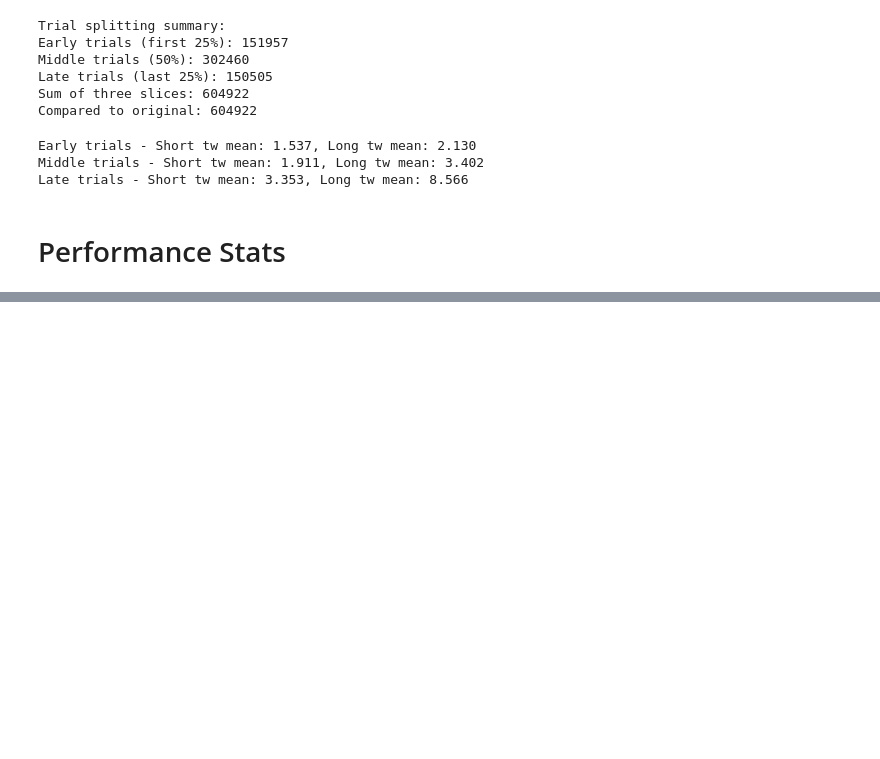
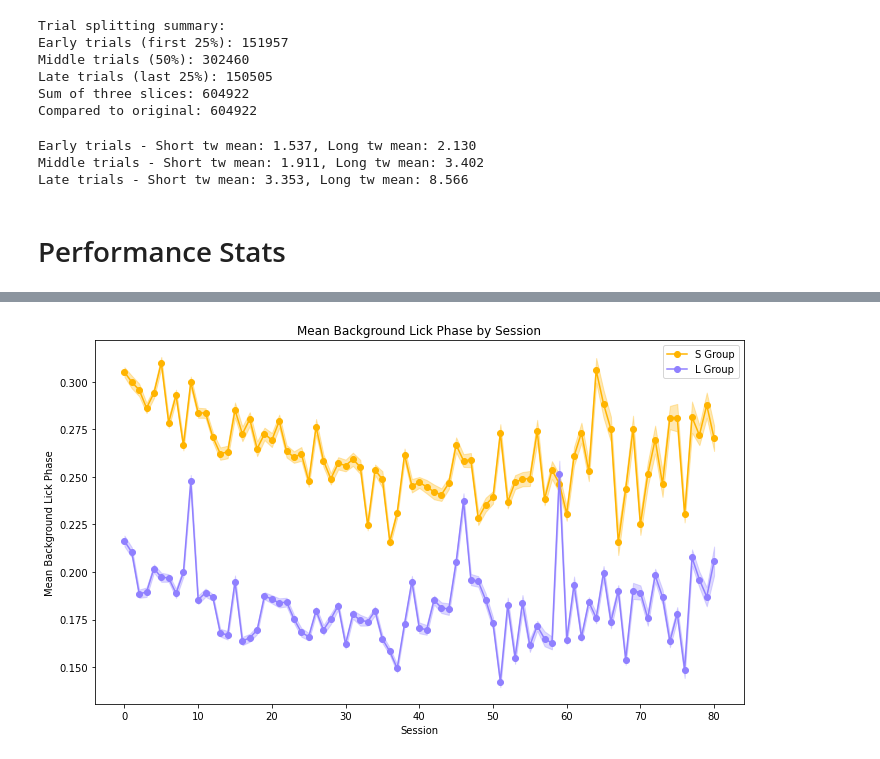
Before and after one commit to rebz444/luckycharm, a Jupyter notebook: 6_data_cleaning.ipynb, the cells around one changed output, grey strips where cells are left out. Saved outputs shown, nothing was run; the diff lists cells and outputs as text; code cells hidden in the pictures; blank space fills up the shorter version.

```diff
--- a/6_data_cleaning.ipynb
+++ b/6_data_cleaning.ipynb
@@ -915,3 +954,29 @@ plt.savefig(os.path.join(figure_folder, "trials_period_analysis_combined.png"))
+# %%
+# Plot mean_bg_lick_phase by session for both groups
+fig, ax = plt.subplots(1, 1, figsize=(10, 6))
+
+# Calculate mean and SE for each session and group
+bg_phase_stats = trials_training_filtered2.groupby(['session', 'group'])['mean_bg_lick_phase'] \
+    .agg(['mean', 'std', 'count']).reset_index()
+bg_phase_stats['se'] = bg_phase_stats['std'] / np.sqrt(bg_phase_stats['count'])
+
+# Plot trend lines with error bands
+for group in ['s', 'l']:
+    data = bg_phase_stats[bg_phase_stats['group'] == group]
+    ax.plot(data['session'], data['mean'], marker='o', label=f'{group.upper()} Group', color=custom_palette[group])
+    ax.fill_between(data['session'],
+                     data['mean'] - data['se'],
+                     data['mean'] + data['se'],
+                     alpha=0.3, color=custom_palette[group])
+
+ax.set_xlabel('Session')
+ax.set_ylabel('Mean Background Lick Phase')
+ax.set_title('Mean Background Lick Phase by Session')
+ax.legend()
+plt.tight_layout()
+plt.savefig(os.path.join(figure_folder, "mean_bg_lick_phase_by_session.png"), dpi=300, bbox_inches='tight')
+# %% [output]
+[figure, added]
 # %%
 # Find 3 sessions closest to the mean for each group
 def most_average_sessions(df, n=3):
```
Also changed, not shown: parts of 24 cells of this notebook, 5 other files.
